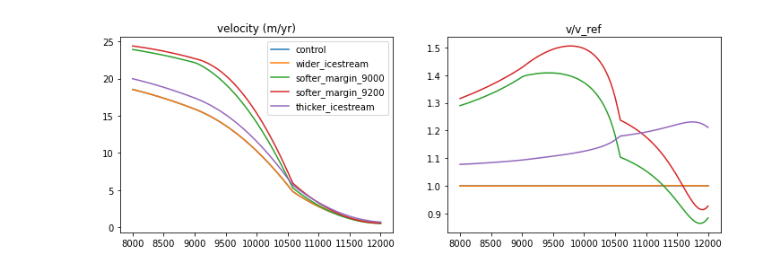
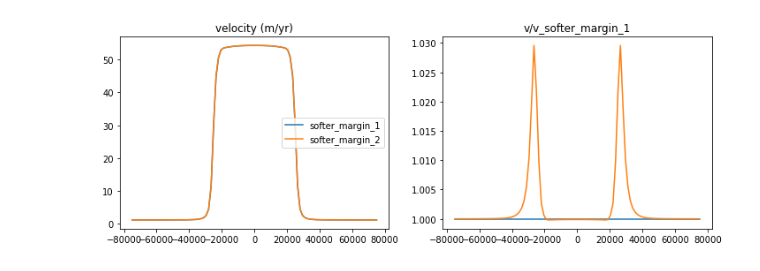
Before and after one commit to grinsted/boxyicestream, a Jupyter notebook: code/testing.ipynb, the cells around one changed output. Cells and saved outputs as stored; diff of their text form; code cells hidden in the pictures.

```diff
--- a/code/testing.ipynb
+++ b/code/testing.ipynb
@@ -17,11 +36,11 @@ The autoreload extension is already loaded. To reload it, use:
 #run experiments
 experiments = []
 experiments += [settings.experiment()]
-experiments += [settings.experiment(name='wider_icestream',icestream_width=20100)]
+experiments += [settings.experiment(name='wider_icestream',icestream_width=50100)]
 #experiments += [settings.experiment(name='softer_margin',shearmargin_enhancement=9)]
-experiments += [settings.experiment(name='softer_margin_9000',shearmargin_enhancement=9,shearmargin_enhancement_pos=9000)]
-experiments += [settings.experiment(name='softer_margin_9200',shearmargin_enhancement=9,shearmargin_enhancement_pos=9200)]
-experiments += [settings.experiment(name='thicker_icestream',domain_h=1100)]
+#experiments += [settings.experiment(name='softer_margin_1',shearmargin_enhancement=9,shearmargin_enhancement_pos=23000)]
+experiments += [settings.experiment(name='softer_margin_2',shearmargin_enhancement=9,shearmargin_enhancement_pos=23100)]
+experiments += [settings.experiment(name='thicker_icestream',domain_h=2010)]
 
 for experiment in experiments:
     print(experiment['name'])
@@ -51,36 +70,40 @@ yr2sec = 365.25*24*60*60
 
 
 
-#experiments[-1]
-x= np.linspace(-50e3/2,50e3/2,100)
-x= np.linspace(8e3,12e3,100)
+w = experiments[0]['domain_w']
+x= np.linspace(-w/2,w/2,100)
+#x= np.linspace(8e3,12e3,100)
+
 def loadex(experiment):
     fname = settings.filename2d(experiment)
     results = solution_io.load_solution(fname)
     #mesh = results['mesh']
     usol = results['u']
     vfun = usol.sub(2)
     #psol = results['p']
     experiment = results['experiment']
     domain_h = experiment["domain_h"]
     v = np.empty(x.shape)
     for ix in range(len(x)):
         v[ix] = vfun(np.abs(x[ix]),domain_h)
     return v
 
+ref_experiment = experiments[2];
+v0 = loadex(ref_experiment)
 
-v0 = loadex(experiments[0])
 
 plt.rcParams['figure.figsize']=(12,4)
 f,ax = plt.subplot_mosaic('AB')
 for experiment in experiments:
+    if experiment["shearmargin_enhancement"]!=ref_experiment["shearmargin_enhancement"]:
+        continue
     v = loadex(experiment)
     ax['A'].plot(x,v*yr2sec,label=experiment['name'])
     ax['B'].plot(x,v/v0,label=experiment['name'])
 
 
 ax['A'].legend()
 ax['A'].set_title('velocity (m/yr)')
-ax['B'].set_title('v/v_ref');
+ax['B'].set_title(f'v/v_{ref_experiment["name"]}');
 # %% [output]
-[figure, old version]
+[figure, new version]
```
Also changed, not shown: parts of 6 cells of this notebook, 14 other files.
